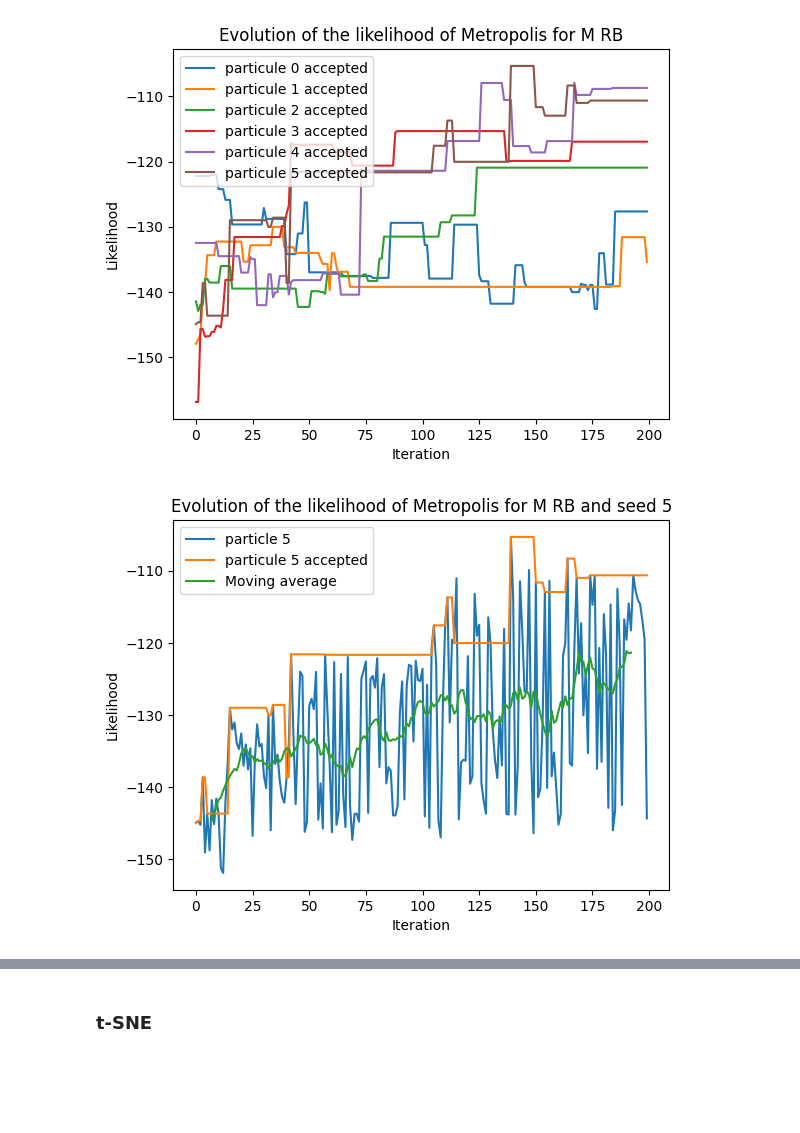
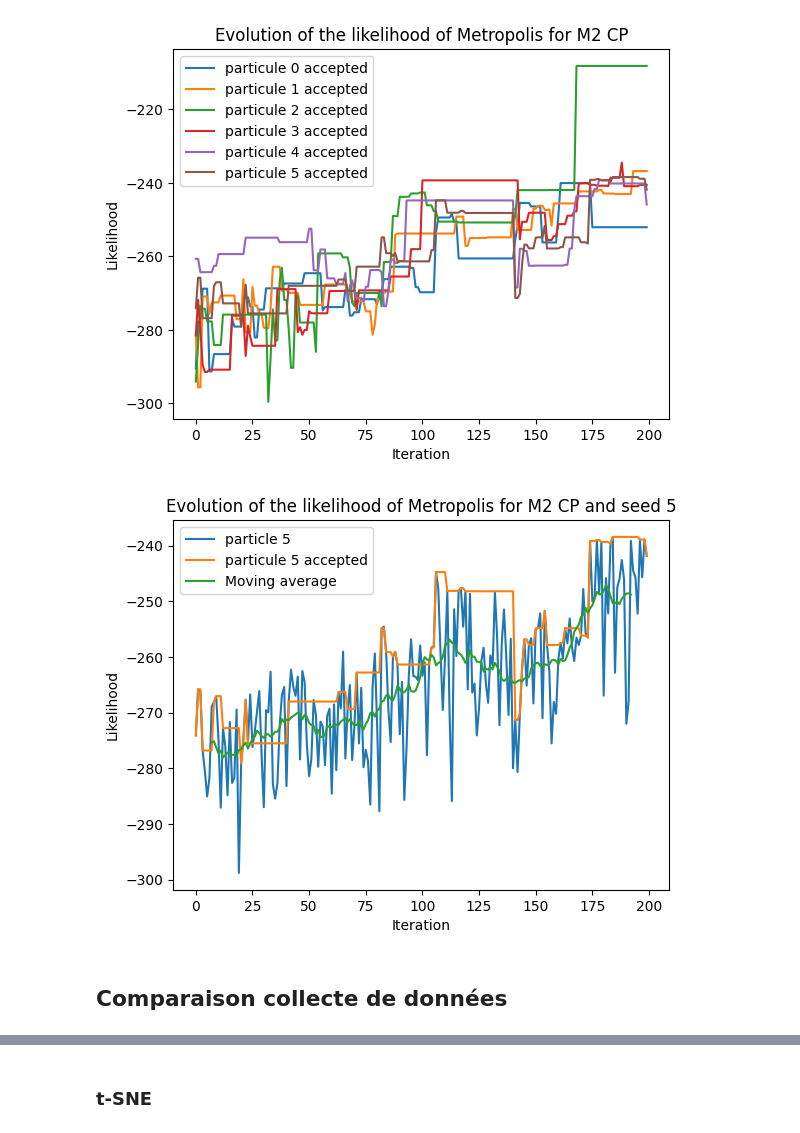
Before and after one commit to flowersteam/WorldLLM, a Jupyter notebook: compare_method.ipynb, the cells around one changed output, grey strips where cells are left out. Saved outputs shown, nothing was run; the diff lists cells and outputs as text; code cells hidden in the pictures; blank space fills up the shorter version.

Commit message:
feat(plot): fuse notebooks

```diff
--- a/compare_method.ipynb
+++ b/compare_method.ipynb
@@ -11,16 +17,31 @@ import os
+# %%
+# Get test trajectories from the env, verify that these are the same as the ones used in the training of the data
+
+
+test_trajectories = PlayGroundText.get_test_dataset()
+# Keep only the scorable observations
+test_observations = []
+for trajectory in test_trajectories:
+    for incr, observation in enumerate(trajectory.text):
+        if incr % 2 ==0 and incr != 0:
+            test_observations.append(observation)
+nb_transitions = len(test_observations)
 # %%
 # Load the data
-shared_extension = ""
+
+
+shared_extension = "_trajP_wt5"
 baselines_to_load = [
     "playground_metropolis_pb",
-    "playground_metropolis_phi_phi",
     "playground_metropolis_rb",
     "playground_metropolis_cp",
 ]
-baselines_names = ["M PB", "M 1it", "M RB", "M CP"]
+baselines_names = ["M2 PB",  "M2 RB", "M2 CP"]
+assert len(baselines_to_load) == len(baselines_names)
 all_data = {k: [] for k in baselines_names}
 all_rules = {}
 all_likelihoods = {}
+all_transition_likelihoods = {}
 all_weights = {}
 all_additional_data = {}
 for baseline, b_name in zip(baselines_to_load, baselines_names):
@@ -44,6 +65,7 @@ for baseline, b_name in zip(baselines_to_load, baselines_names):
         # Parse IS
         rules = []
         likelihoods = []
+        transition_likelihoods = []
         weights = []
         for data in lst_data:
             rules.append(np.repeat(data["rules"], data["metrics"]["counts"]))
@@ -55,14 +77,21 @@ for baseline, b_name in zip(baselines_to_load, baselines_names):
             weights.append(
                 np.repeat(data["metrics"]["weights"], data["metrics"]["counts"])
             )
+            transitions = []
+            for lst_trajectory_likelihood in data["metrics"]["test_transition_scores"]:
+                transitions.append([transition for trajectory_likelihood in lst_trajectory_likelihood for transition in trajectory_likelihood])
+            transition_likelihoods.append(np.repeat(transitions, data["metrics"]["counts"]))
+
         all_rules[b_name] = np.stack(rules)
         all_likelihoods[b_name] = np.stack(likelihoods)
+        all_transition_likelihoods[b_name] = np.stack(transition_likelihoods)
         all_weights[b_name] = np.stack(weights)
     elif "prev_rules_ind" in lst_data[0]["metrics"]:
         # Parse Metropolis
         # Reconstruct all rules M
         reshaped_rules = []
         reshaped_likelihoods = []
+        reshaped_transition_likelihoods = []
         reshaped_weights = []
         reshaped_prev_rules_ind = []
         for data in lst_data:
@@ -74,6 +103,11 @@ for baseline, b_name in zip(baselines_to_load, baselines_names):
             likelihoods = np.array(data["metrics"]["test_likelihoods"])
             weights = np.array(data["metrics"]["weights"])
             prev_rules_ind = np.array(data["metrics"]["prev_rules_ind"])
+            transition_likelihoods = []
+            for lst_trajectory_likelihood in data["metrics"]["test_transition_scores"]:
+                transition_likelihoods.append([transition for trajectory_likelihood in lst_trajectory_likelihood for transition in trajectory_likelihood])
+            assert len([transition for trajectory_likelihood in lst_trajectory_likelihood for transition in trajectory_likelihood]) == nb_transitions
+            #Reshape to consider particle as different seeds
             reshaped_rules.append(rules.reshape((-1, nb_particles)).transpose())
             reshaped_likelihoods.append(
                 likelihoods.reshape((-1, nb_particles)).transpose()
@@ -82,6 +116,9 @@ for baseline, b_name in zip(baselines_to_load, baselines_names):
             reshaped_prev_rules_ind.append(
                 prev_rules_ind.reshape((-1, nb_particles)).transpose()
             )
+            reshaped_transition_likelihoods.append(
+                np.array(transition_likelihoods).reshape((-1,nb_particles,nb_transitions)).transpose((1,0,2))
+            )
         # Concatenate all seeds
         all_rules[b_name] = np.concatenate(reshaped_rules, axis=0)
         all_likelihoods[b_name] = np.concatenate(reshaped_likelihoods, axis=0)
@@ -89,6 +126,7 @@ for baseline, b_name in zip(baselines_to_load, baselines_names):
         all_additional_data[b_name] = {
             "prev_rules_ind": np.concatenate(reshaped_prev_rules_ind, axis=0)
         }
+        all_transition_likelihoods[b_name] = np.concatenate(reshaped_transition_likelihoods, axis=0)
     else:
         raise ValueError("Unknown format")
     all_data[b_name] = lst_data
@@ -178,16 +254,16 @@ for b_name in all_baselines_name[1:]:
 # %%
 # Plot the evolution of the likelihood for the accepted rules
-baseline_name = "M RB"
+baseline_name = "M2 CP"
 plt.figure()
 for seed in range(all_rules[baseline_name].shape[0]):
     plt.plot(all_likelihoods[baseline_name][seed,all_additional_data[baseline_name]["prev_rules_ind"][seed,1:]], label="particule "+ str(seed)+" accepted")
 plt.xlabel("Iteration")
 plt.ylabel("Likelihood")
 plt.legend()
 plt.title(f"Evolution of the likelihood of Metropolis for {baseline_name}")
 plt.show()
 # %% [output]
-[figure, old version]
+[figure, new version]
 # %%
 seed = 5
 plt.figure()
@@ -204,4 +280,6 @@ plt.legend()
 plt.title(f"Evolution of the likelihood of Metropolis for {baseline_name} and seed " + str(seed))
 plt.show()
 # %% [output]
-[figure, old version]
+[figure, new version]
+# %% [markdown]
+## Comparaison collecte de données
```
Also changed, not shown: parts of 20 cells of this notebook, 1 other file.
